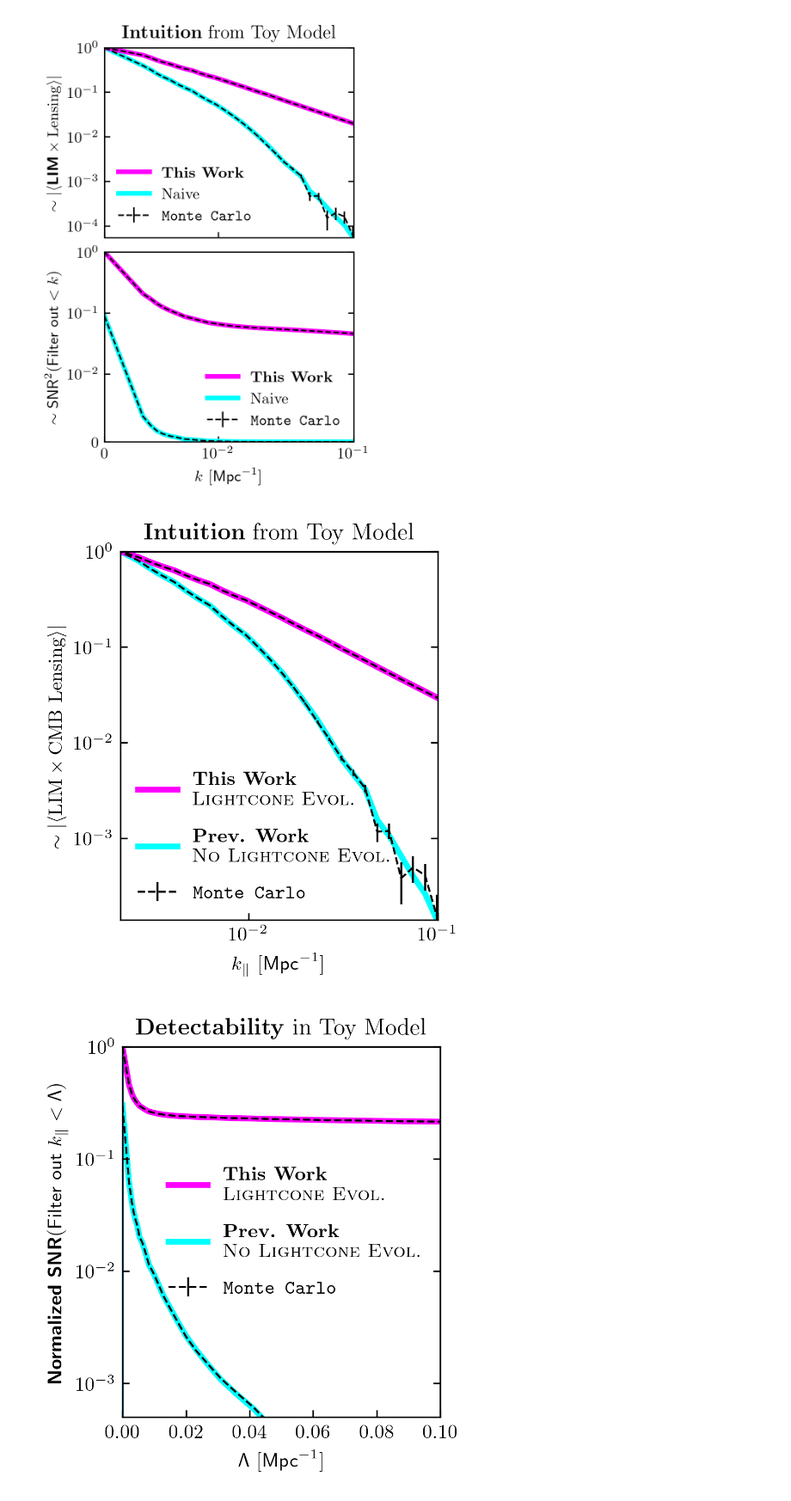
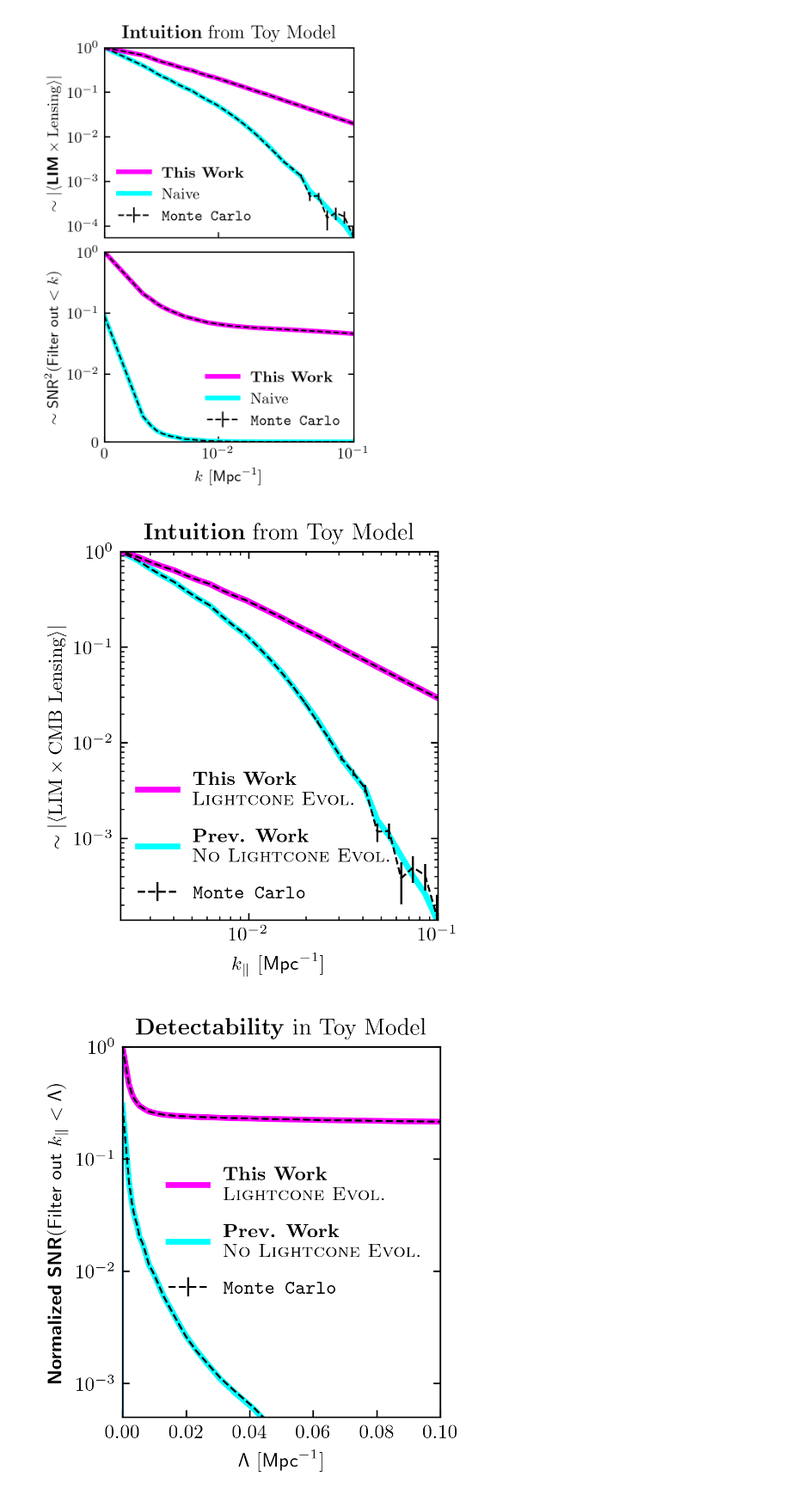
Before and after one commit to DelonShen/LIMxCMBL, a Jupyter notebook: 015.003.2025-05-09.toy-model-viz.ipynb, the cells around one changed output. Shown at 86% size. Saved outputs shown, nothing was run; the diff lists cells and outputs as text; code cells hidden in the pictures.

Commit message:
refined toy model figures a bit more

```diff
--- a/015.003.2025-05-09.toy-model-viz.ipynb
+++ b/015.003.2025-05-09.toy-model-viz.ipynb
@@ -416,38 +401,36 @@ axs[0].errorbar(k_bin_centers, jnp.abs(measured_spectra['estimated_LC_Ik'])/np.a
 axs[0].errorbar(k_bin_centers, jnp.abs(measured_spectra['estimated_nLC_Ik'])/np.abs(binned_Ik_kappa_noLC)[1],
                     yerr=jnp.abs(jnp.sqrt(measured_spectra['estimated_nLC_Ik_MSE']))/np.abs(binned_Ik_kappa_noLC)[1],
                     lw=1,
                     ls='--', c=color[_type])
 
 
 axs[0].errorbar([0, 100], [100, 100], yerr=0, lw=1, c='k', ls='--', label=r'\texttt{Monte Carlo}')
 
 axs[0].set_yscale('log')
 _idxs = jnp.where(k_bin_centers <= 1e-1)
 axs[0].set_ylim(jnp.min(jnp.abs(binned_Ik_kappa_noLC[_idxs] / binned_Ik_kappa_noLC[1])), 1e0)
 
 axs[0].set_ylabel(r'$\sim |\langle \textrm{{LIM}}\times \rm{CMB\ Lensing}\rangle|$')
 axs[0].set_xlabel(r'$k_\parallel$ [${\sf Mpc}^{-1}$]')
 
 for ax in axs:
-    ax.tick_params(axis='x', which='minor', bottom=False)
-    ax.tick_params(axis='y', which='both', right=True)
+    ax.tick_params(axis='x', which='both', bottom=True, top=True)
+    ax.tick_params(axis='y', which='both', right=True, left=True)
 
 plt.xscale('log')
 plt.xlim(k_bin_centers[1], 1e-1)
 
 # axs[0].legend(frameon=False)
 axs[0].legend(frameon=False, loc='lower left', labelspacing=1)
 
 
 ax.tick_params(axis='y', which='major', right=True)
-ax.tick_params(axis='y', which='minor', left=False)
-ax.tick_params(axis='y', which='minor', right=False)
 
 ax.yaxis.set_zorder(3)
 
 plt.savefig('figures/015.003_Ik.pdf', bbox_inches = 'tight')
 # %% [output]
-[figure, old version]
+[figure, new version]
 # %%
 fig, ax = plt.subplots(nrows=1, ncols=1, sharex=True, figsize=(3,3.3), dpi=300)
 axs = [None, ax]
```
Also changed, not shown: parts of 2 cells of this notebook, 3 other files.
